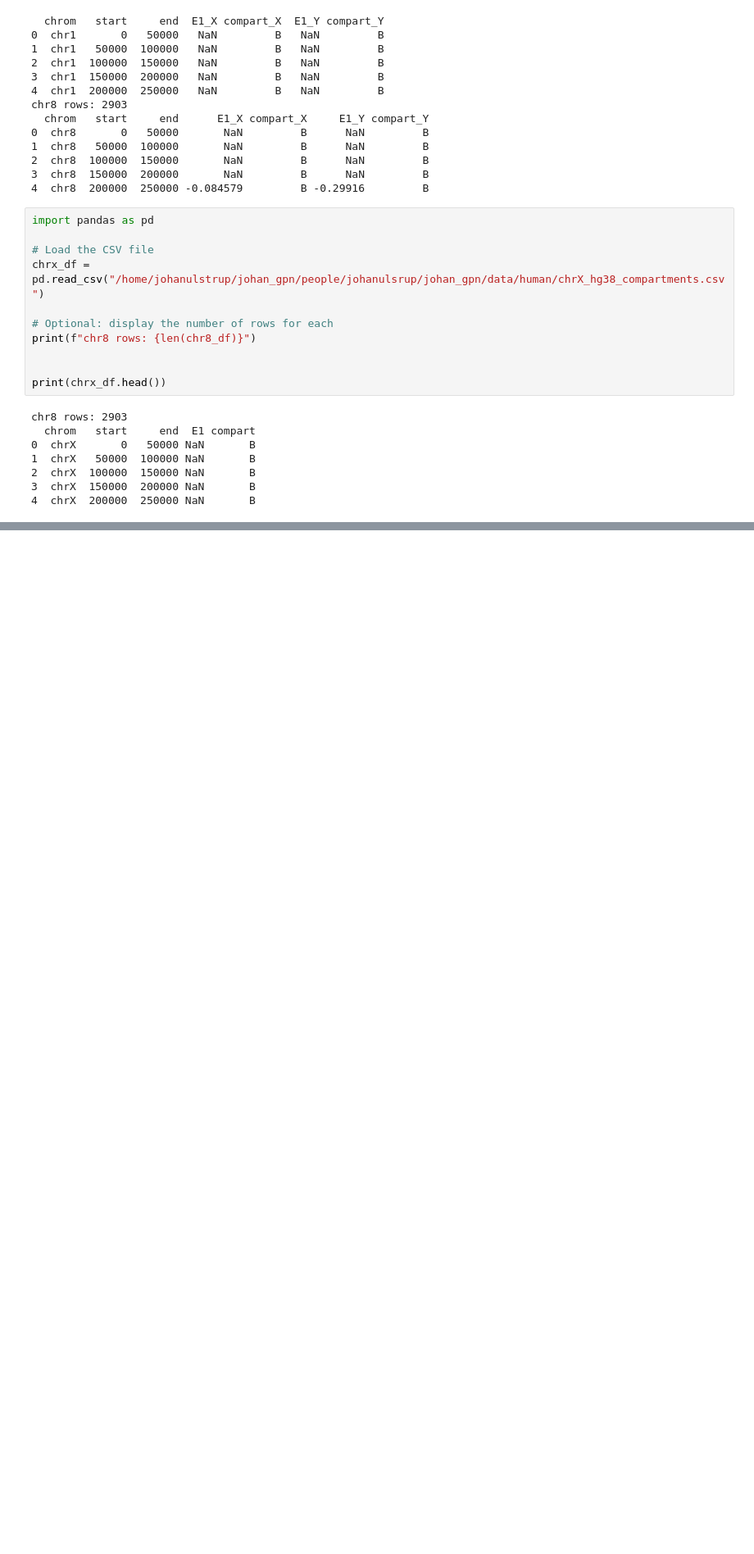
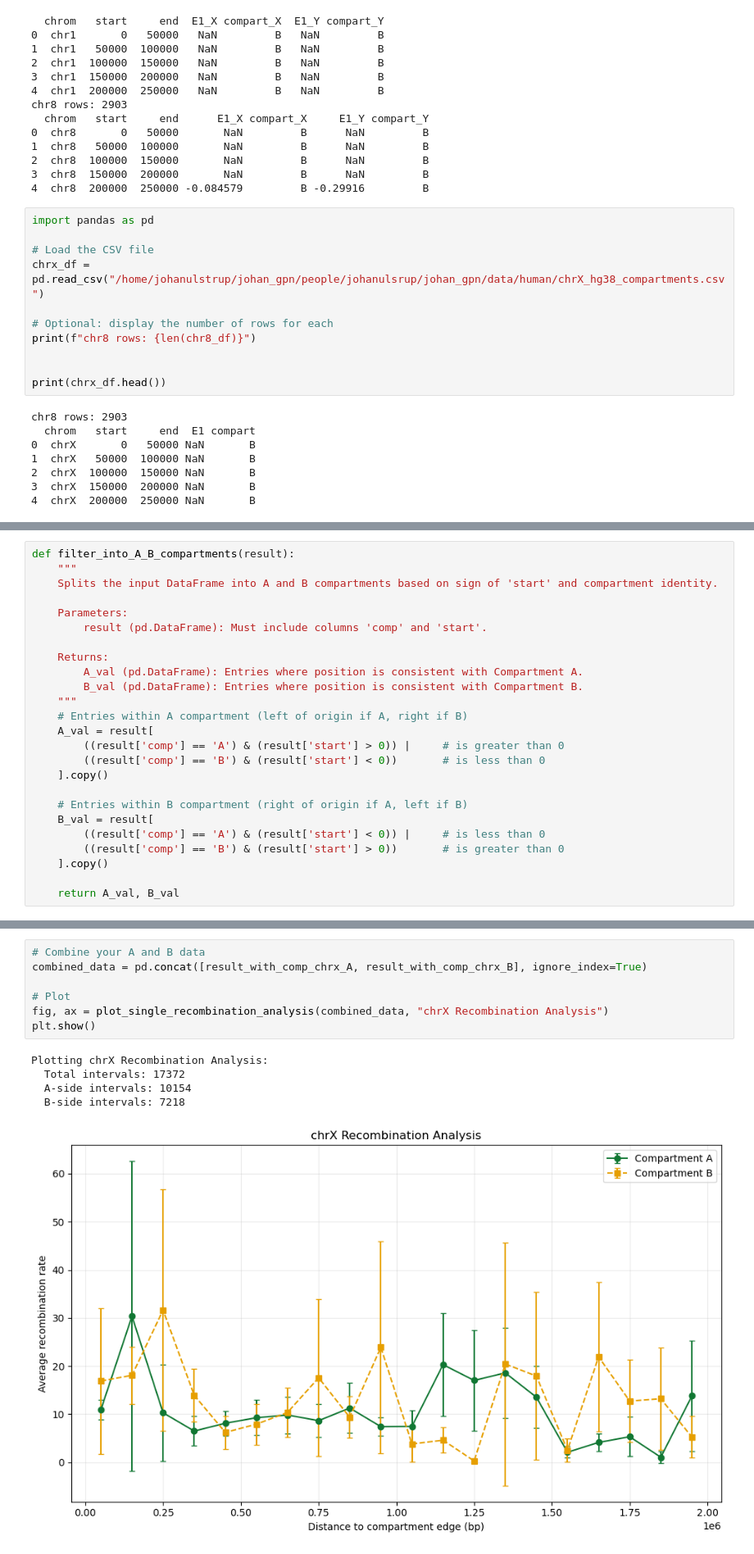
Before and after one commit to munch-group/johan_gpn_v2, a Jupyter notebook: notebooks/05.human_hg38.ipynb, the cells around one changed output, grey strips where cells are left out. Shown at 82% size. Saved outputs shown, nothing was run; the diff lists cells and outputs as text; blank space fills up the shorter version.

Commit message:
updating figuers for control experiments and updating index.qmd to reflect these changes

```diff
--- a/notebooks/05.human_hg38.ipynb
+++ b/notebooks/05.human_hg38.ipynb
@@ -273,0 +656,25 @@ Remapped chr8 data:
+# %%
+def filter_into_A_B_compartments(result):
+    """
+    Splits the input DataFrame into A and B compartments based on sign of 'start' and compartment identity.
+
+    Parameters:
+        result (pd.DataFrame): Must include columns 'comp' and 'start'.
+
+    Returns:
+        A_val (pd.DataFrame): Entries where position is consistent with Compartment A.
+        B_val (pd.DataFrame): Entries where position is consistent with Compartment B.
+    """
+    # Entries within A compartment (left of origin if A, right if B)
+    A_val = result[
+        ((result['comp'] == 'A') & (result['start'] > 0)) |     # is greater than 0
+        ((result['comp'] == 'B') & (result['start'] < 0))       # is less than 0
+    ].copy()
+
+    # Entries within B compartment (right of origin if A, left if B)
+    B_val = result[
+        ((result['comp'] == 'A') & (result['start'] < 0)) |     # is less than 0
+        ((result['comp'] == 'B') & (result['start'] > 0))       # is greater than 0
+    ].copy()
+
+    return A_val, B_val
@@ -273,0 +1371,13 @@ Remapped chr8 data:
+# %%
+# Combine your A and B data
+combined_data = pd.concat([result_with_comp_chrx_A, result_with_comp_chrx_B], ignore_index=True)
+
+# Plot
+fig, ax = plot_single_recombination_analysis(combined_data, "chrX Recombination Analysis")
+plt.show()
+# %% [output]
+Plotting chrX Recombination Analysis:
+  Total intervals: 17372
+  A-side intervals: 10154
+  B-side intervals: 7218
+[figure, added]
```
Also changed, not shown: parts of 21 cells of this notebook, 24 other files.
